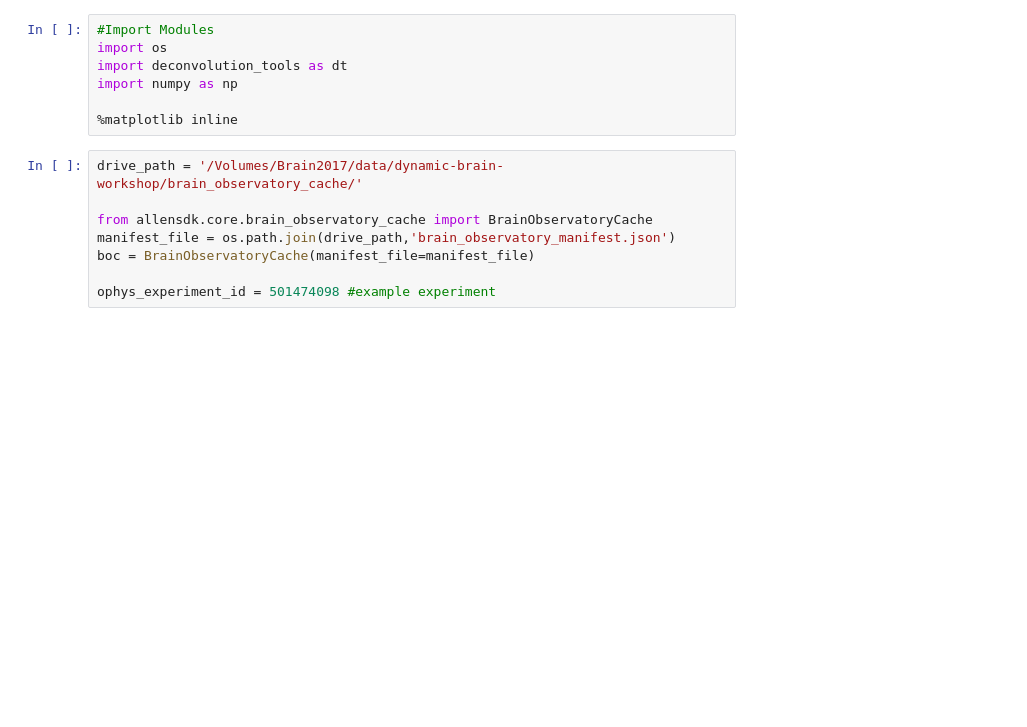
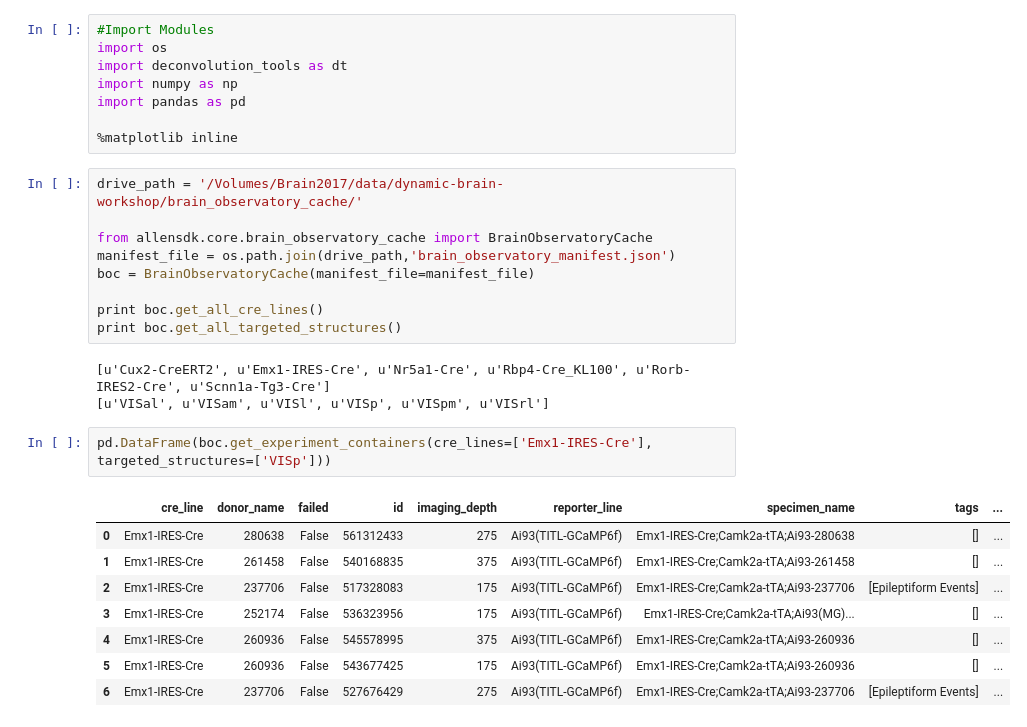
Before and after one commit to AllenInstitute/swdb_2017_tools, a Jupyter notebook: projects/non_responsive_cells/Deconvolution Tools/deconvolution_example.ipynb, the cells around one changed output. Drawn from its saved outputs; the diff is of its cells as text; blank space fills up the shorter version.

```diff
--- a/projects/non_responsive_cells/Deconvolution Tools/deconvolution_example.ipynb
+++ b/projects/non_responsive_cells/Deconvolution Tools/deconvolution_example.ipynb
@@ -3,6 +3,7 @@
 import os
 import deconvolution_tools as dt
 import numpy as np
+import pandas as pd
 
 %matplotlib inline
 # %%
@@ -12,4 +13,19 @@ from allensdk.core.brain_observatory_cache import BrainObservatoryCache
 manifest_file = os.path.join(drive_path,'brain_observatory_manifest.json')
 boc = BrainObservatoryCache(manifest_file=manifest_file)
 
-ophys_experiment_id = 501474098 #example experiment
+print boc.get_all_cre_lines()
+print boc.get_all_targeted_structures()
+# %% [output]
+[u'Cux2-CreERT2', u'Emx1-IRES-Cre', u'Nr5a1-Cre', u'Rbp4-Cre_KL100', u'Rorb-IRES2-Cre', u'Scnn1a-Tg3-Cre']
+[u'VISal', u'VISam', u'VISl', u'VISp', u'VISpm', u'VISrl']
+# %%
+pd.DataFrame(boc.get_experiment_containers(cre_lines=['Emx1-IRES-Cre'], targeted_structures=['VISp']))
+# %% [output]
+|  | cre_line | donor_name | failed | id | imaging_depth | reporter_line | specimen_name | tags | ... |
+| 0 | Emx1-IRES-Cre | 280638 | False | 561312433 | 275 | Ai93(TITL-GCaMP6f) | Emx1-IRES-Cre;Camk2a-tTA;Ai93-280638 | [] | ... |
+| 1 | Emx1-IRES-Cre | 261458 | False | 540168835 | 375 | Ai93(TITL-GCaMP6f) | Emx1-IRES-Cre;Camk2a-tTA;Ai93-261458 | [] | ... |
+| 2 | Emx1-IRES-Cre | 237706 | False | 517328083 | 175 | Ai93(TITL-GCaMP6f) | Emx1-IRES-Cre;Camk2a-tTA;Ai93-237706 | [Epileptiform Events] | ... |
+| 3 | Emx1-IRES-Cre | 252174 | False | 536323956 | 175 | Ai93(TITL-GCaMP6f) | Emx1-IRES-Cre;Camk2a-tTA;Ai93(MG)... | [] | ... |
+| 4 | Emx1-IRES-Cre | 260936 | False | 545578995 | 375 | Ai93(TITL-GCaMP6f) | Emx1-IRES-Cre;Camk2a-tTA;Ai93-260936 | [] | ... |
+| 5 | Emx1-IRES-Cre | 260936 | False | 543677425 | 175 | Ai93(TITL-GCaMP6f) | Emx1-IRES-Cre;Camk2a-tTA;Ai93-260936 | [] | ... |
+| 6 | Emx1-IRES-Cre | 237706 | False | 527676429 | 275 | Ai93(TITL-GCaMP6f) | Emx1-IRES-Cre;Camk2a-tTA;Ai93-237706 | [Epileptiform Events] | ... |
```
Also changed, not shown: parts of 9 cells of this notebook, 4 other files.
